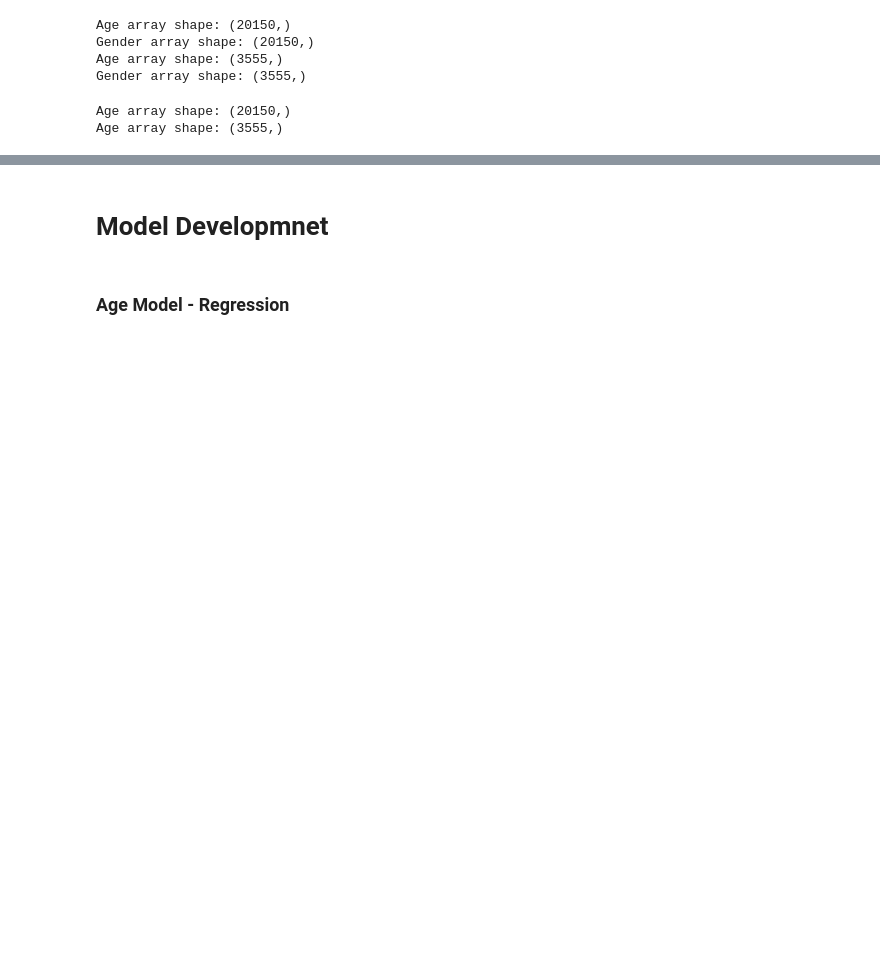
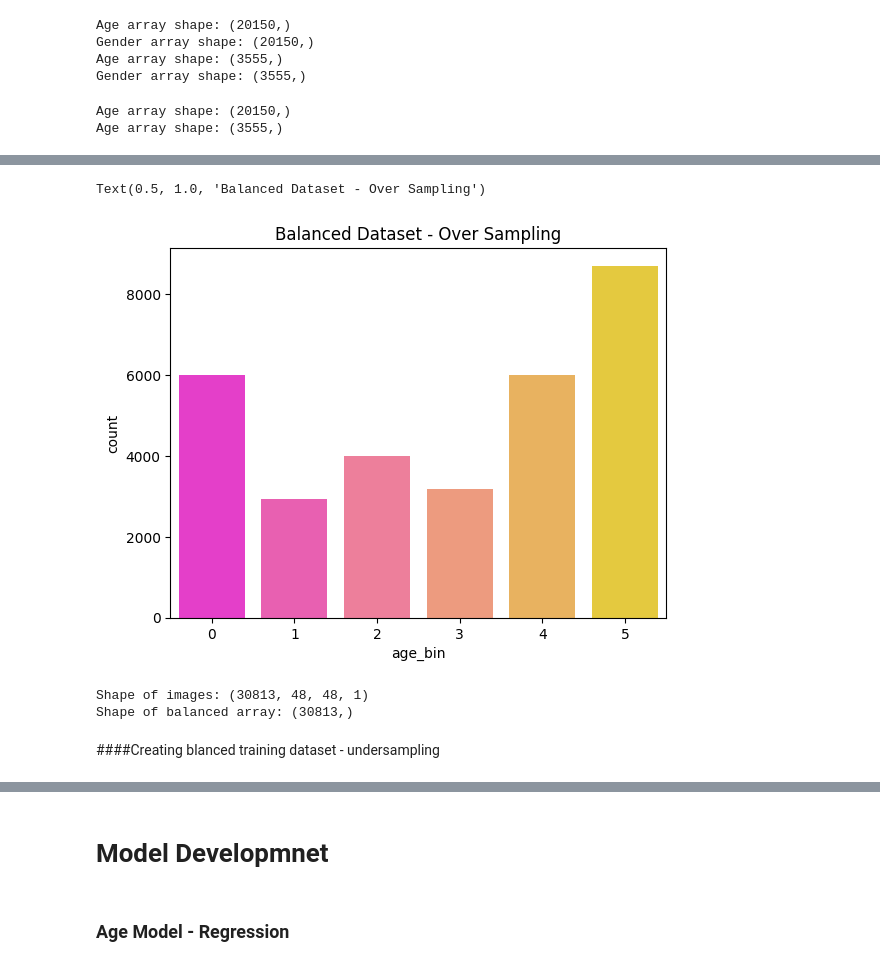
Before and after one commit to mking2014/final-4449-king, a Jupyter notebook: age_binning.ipynb, the cells around one changed output, grey strips where cells are left out. Saved outputs shown, nothing was run; the diff lists cells and outputs as text; code cells hidden in the pictures; blank space fills up the shorter version.

```diff
--- a/age_binning.ipynb
+++ b/age_binning.ipynb
@@ -224,0 +236,12 @@ num_classes = len(set(y_train_age_binned))
+# %%
+X_train_balanced = train['pixels']
+X_train_balanced = X_train_balanced/255.0
+
+# reshape images
+X_train_balanced = np.array(X_train_balanced.tolist())
+# X_train_balanced = X_train_balanced.reshape(-1,48,48, 1)
+
+y_train_balanced = train['ages_encoded']
+# %%
+ros = RandomOverSampler(random_state=27, sampling_strategy = {0:6000, 4: 6000, 2:4000})
+X_train_over, y_train_over = ros.fit_resample(X_train_balanced, y_train_balanced)
@@ -224,0 +250,14 @@ num_classes = len(set(y_train_age_binned))
+# %%
+sns.countplot(data = pd.DataFrame({'age_bin':y_train_over}), x = 'age_bin', palette = 'spring')
+plt.title('Balanced Dataset - Over Sampling')
+# %% [output]
+Text(0.5, 1.0, 'Balanced Dataset - Over Sampling')
+[figure, added]
+# %%
+print(f"Shape of images: {X_train_over.shape}")
+print(f"Shape of balanced array: {y_train_over.shape}")
+# %% [output]
+Shape of images: (30813, 48, 48, 1)
+Shape of balanced array: (30813,)
+# %% [markdown]
+####Creating blanced training dataset - undersampling
```
Also changed, not shown: parts of 49 cells of this notebook.
